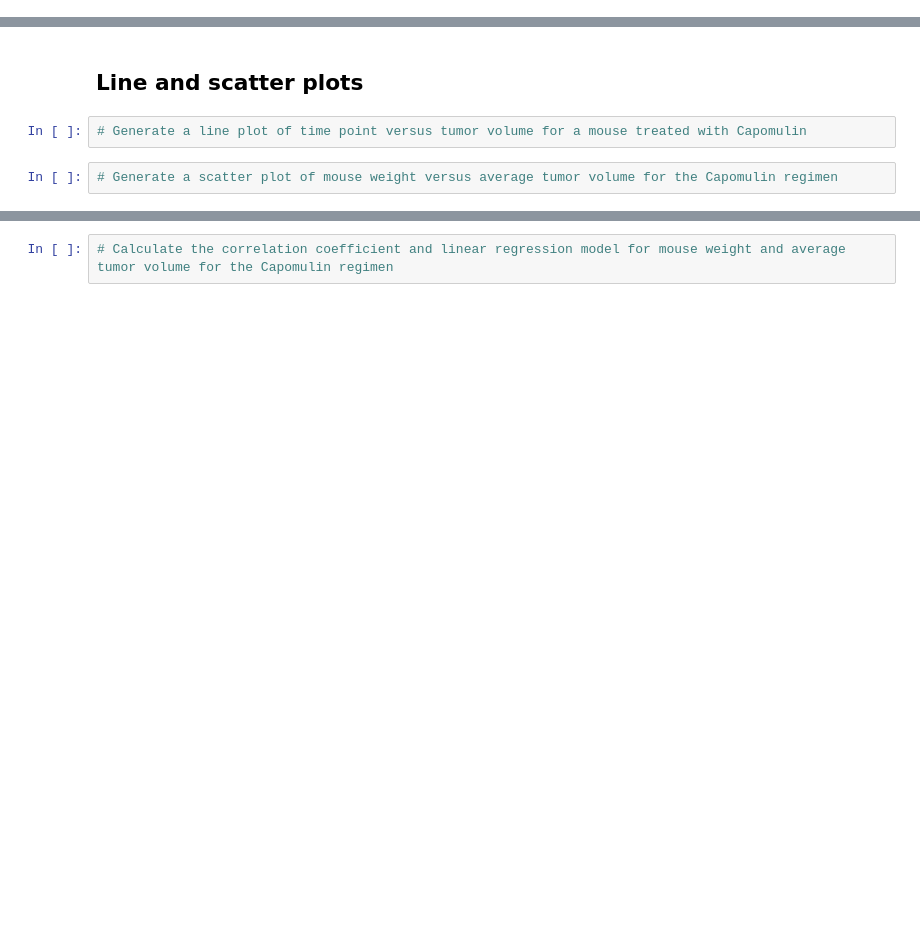
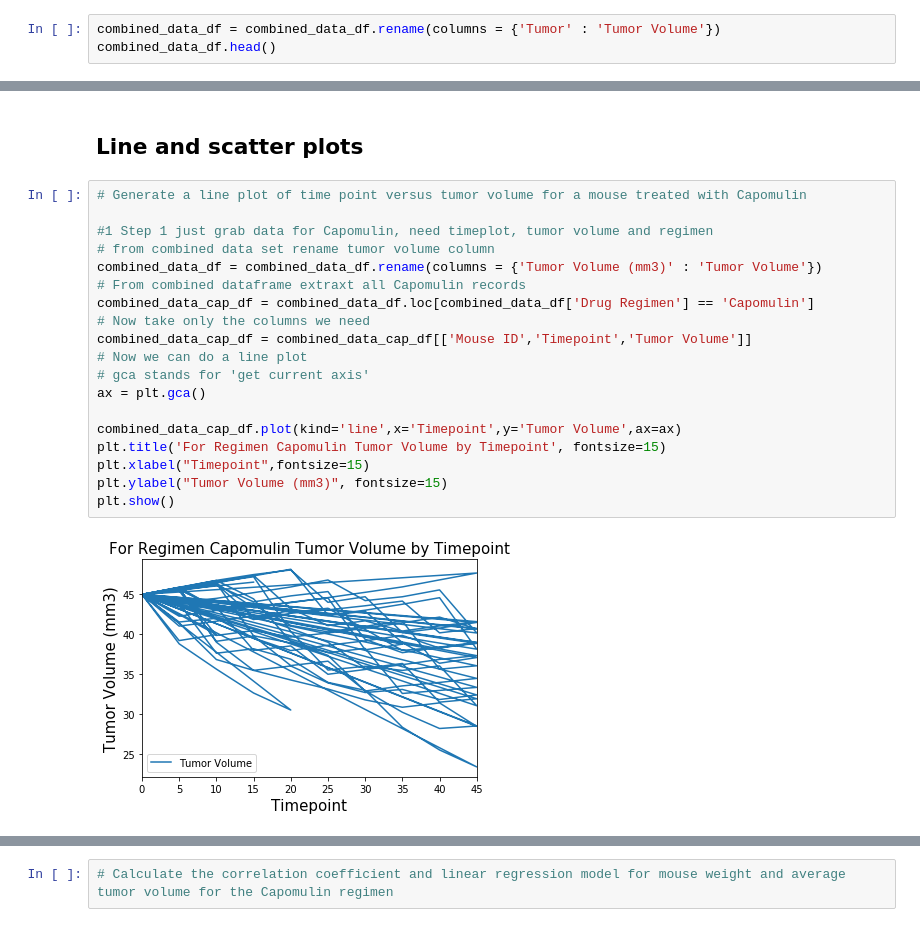
Before and after one commit to sirash007/matplotlib_challenge, a Jupyter notebook: Pymaceuticals/pymaceuticals_starter.ipynb, the cells around one changed output, grey strips where cells are left out. Saved outputs shown, nothing was run; the diff lists cells and outputs as text; blank space fills up the shorter version.

```diff
--- a/Pymaceuticals/pymaceuticals_starter.ipynb
+++ b/Pymaceuticals/pymaceuticals_starter.ipynb
@@ -132,0 +166,3 @@ plt.show()
+# %%
+combined_data_df = combined_data_df.rename(columns = {'Tumor' : 'Tumor Volume'})
+combined_data_df.head()
@@ -133,6 +237,23 @@ plt.show()
 # %% [markdown]
 ## Line and scatter plots
-# %%
-# Generate a line plot of time point versus tumor volume for a mouse treated with Capomulin
-# %%
-# Generate a scatter plot of mouse weight versus average tumor volume for the Capomulin regimen
+# %%
+# Generate a line plot of time point versus tumor volume for a mouse treated with Capomulin
+
+#1 Step 1 just grab data for Capomulin, need timeplot, tumor volume and regimen
+# from combined data set rename tumor volume column
+combined_data_df = combined_data_df.rename(columns = {'Tumor Volume (mm3)' : 'Tumor Volume'})
+# From combined dataframe extraxt all Capomulin records
+combined_data_cap_df = combined_data_df.loc[combined_data_df['Drug Regimen'] == 'Capomulin']
+# Now take only the columns we need
+combined_data_cap_df = combined_data_cap_df[['Mouse ID','Timepoint','Tumor Volume']]
+# Now we can do a line plot
+# gca stands for 'get current axis'
+ax = plt.gca()
+
+combined_data_cap_df.plot(kind='line',x='Timepoint',y='Tumor Volume',ax=ax)
+plt.title('For Regimen Capomulin Tumor Volume by Timepoint', fontsize=15)
+plt.xlabel("Timepoint",fontsize=15)
+plt.ylabel("Tumor Volume (mm3)", fontsize=15)
+plt.show()
+# %% [output]
+[figure, added]
```
Also changed, not shown: parts of 12 cells of this notebook.
